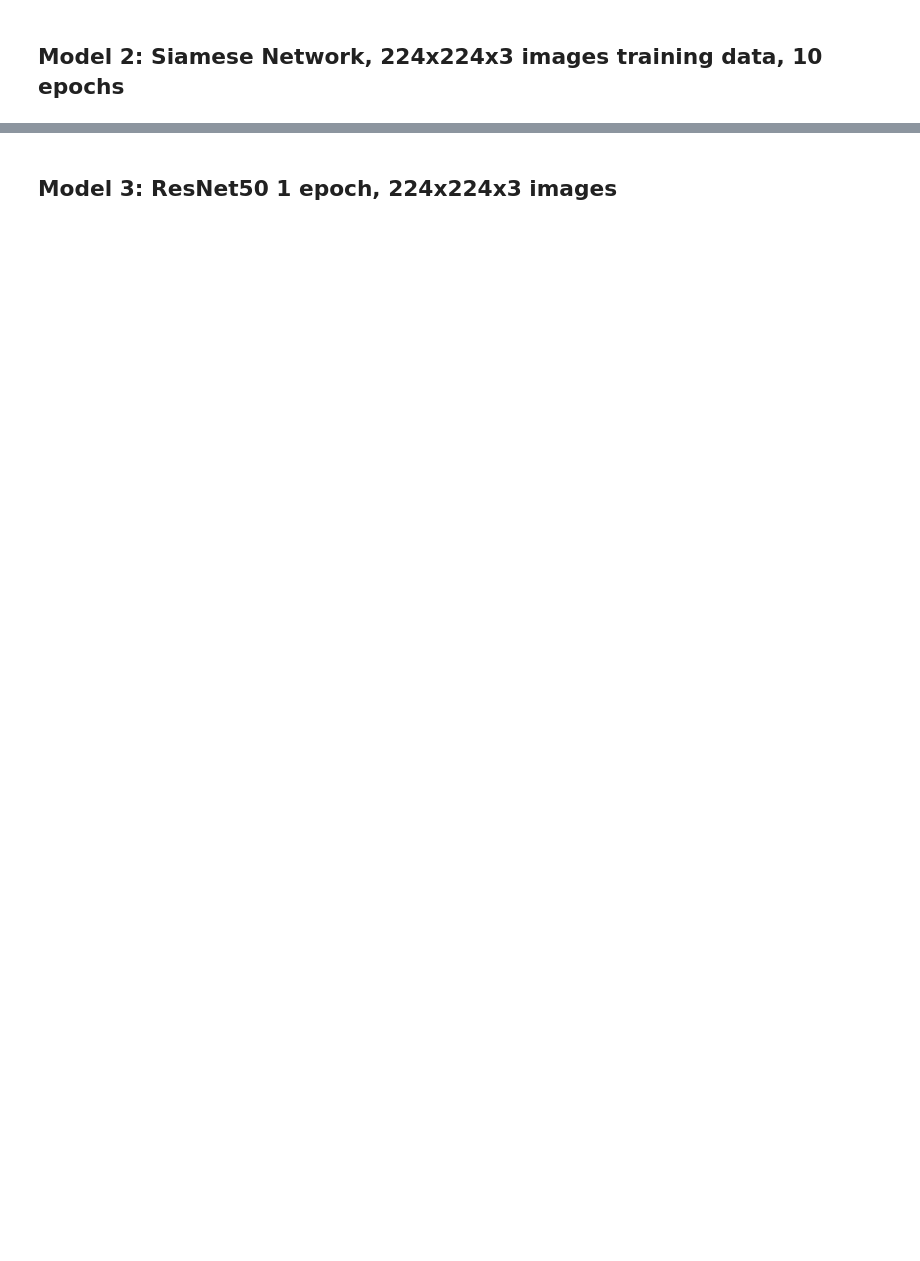
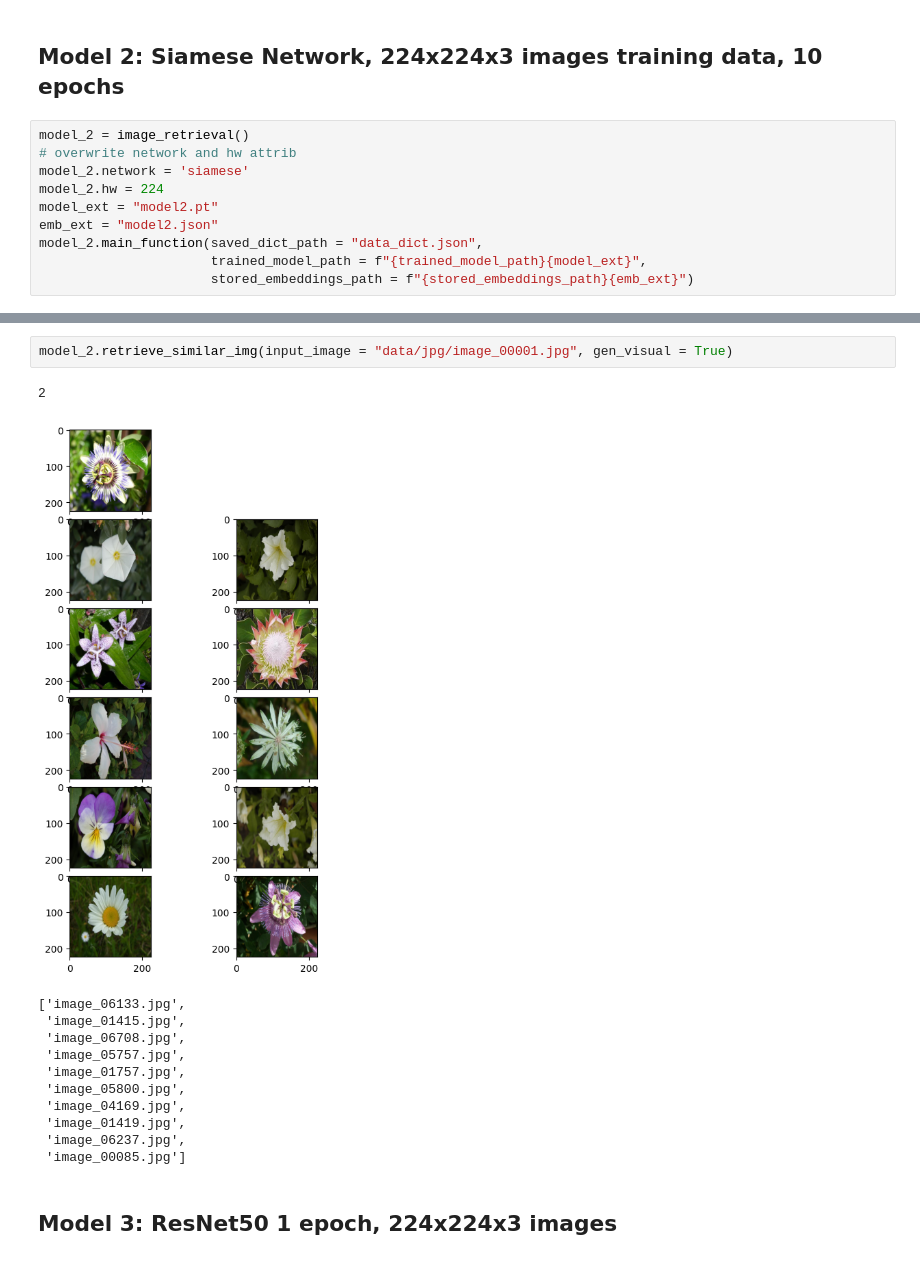
Before and after one commit to tappyness1/image_retrieval, a Jupyter notebook: final_report.ipynb, the cells around one changed output, grey strips where cells are left out. Cells and saved outputs as stored; diff of their text form; blank space fills up the shorter version.

```diff
--- a/final_report.ipynb
+++ b/final_report.ipynb
@@ -32,2 +56,12 @@ model_1.retrieve_similar_img(input_image = "data/jpg/image_00001.jpg")
 # %% [markdown]
 ## Model 2: Siamese Network, 224x224x3 images training data, 10 epochs
+# %%
+model_2 = image_retrieval()
+# overwrite network and hw attrib
+model_2.network = 'siamese'
+model_2.hw = 224
+model_ext = "model2.pt"
+emb_ext = "model2.json"
+model_2.main_function(saved_dict_path = "data_dict.json",
+                      trained_model_path = f"{trained_model_path}{model_ext}",
+                      stored_embeddings_path = f"{stored_embeddings_path}{emb_ext}")
@@ -34,3 +90,18 @@ model_1.retrieve_similar_img(input_image = "data/jpg/image_00001.jpg")
+# %%
+model_2.retrieve_similar_img(input_image = "data/jpg/image_00001.jpg", gen_visual = True)
+# %% [output]
+2
+[figure, added]
+['image_06133.jpg',
+ 'image_01415.jpg',
+ 'image_06708.jpg',
+ 'image_05757.jpg',
+ 'image_01757.jpg',
+ 'image_05800.jpg',
+ 'image_04169.jpg',
+ 'image_01419.jpg',
+ 'image_06237.jpg',
+ 'image_00085.jpg']
 # %% [markdown]
 ## Model 3: ResNet50 1 epoch, 224x224x3 images
 # %%
```
Also changed, not shown: parts of 16 cells of this notebook, 4 other files.
